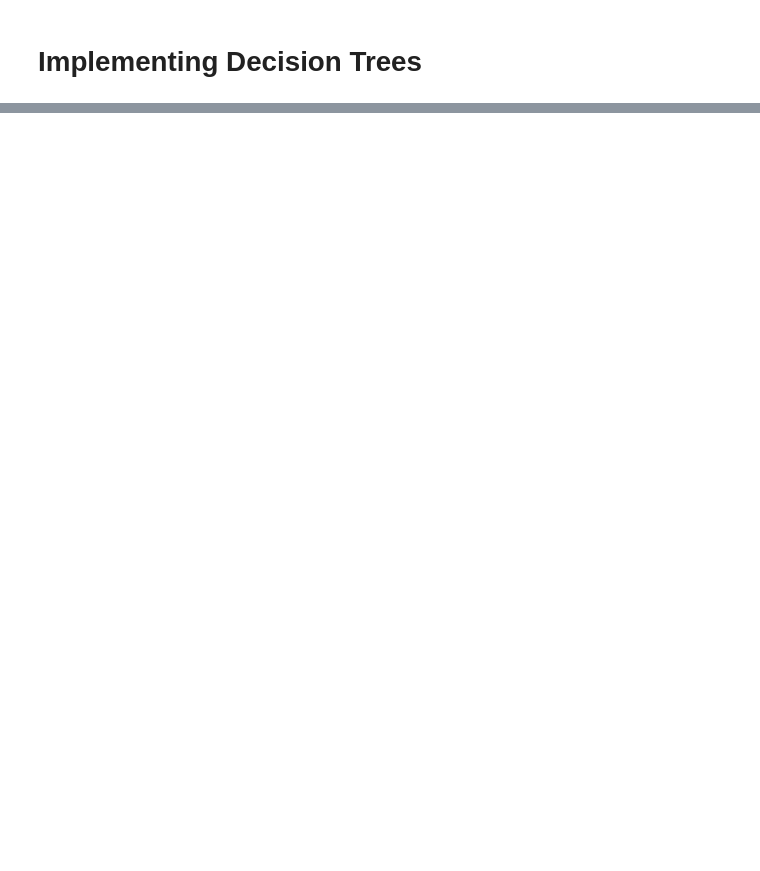
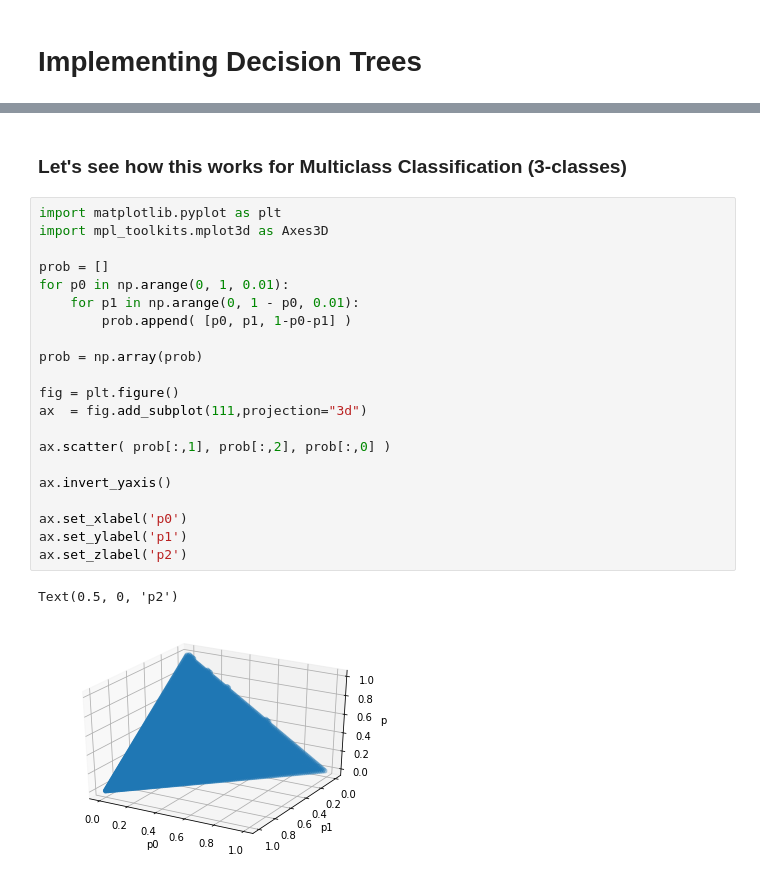
Before and after one commit to CodeEd-eV/ML-01-Decision-Tree, a Jupyter notebook: 01-implementation.ipynb, the cells around one changed output, grey strips where cells are left out. Saved outputs shown, nothing was run; the diff lists cells and outputs as text; blank space fills up the shorter version.

```diff
--- a/01-implementation.ipynb
+++ b/01-implementation.ipynb
@@ -14,0 +89,26 @@ iris_data[:5]
+# %% [markdown]
+### Let's see how this works for Multiclass Classification (3-classes)
+# %%
+import matplotlib.pyplot as plt
+import mpl_toolkits.mplot3d as Axes3D
+
+prob = []
+for p0 in np.arange(0, 1, 0.01):
+    for p1 in np.arange(0, 1 - p0, 0.01):
+        prob.append( [p0, p1, 1-p0-p1] )
+
+prob = np.array(prob)
+
+fig = plt.figure()
+ax  = fig.add_subplot(111,projection="3d")
+
+ax.scatter( prob[:,1], prob[:,2], prob[:,0] )
+
+ax.invert_yaxis()
+
+ax.set_xlabel('p0')
+ax.set_ylabel('p1')
+ax.set_zlabel('p2')
+# %% [output]
+Text(0.5, 0, 'p2')
+[figure, added]
```
Also changed, not shown: parts of 10 cells of this notebook, 1 other file.
